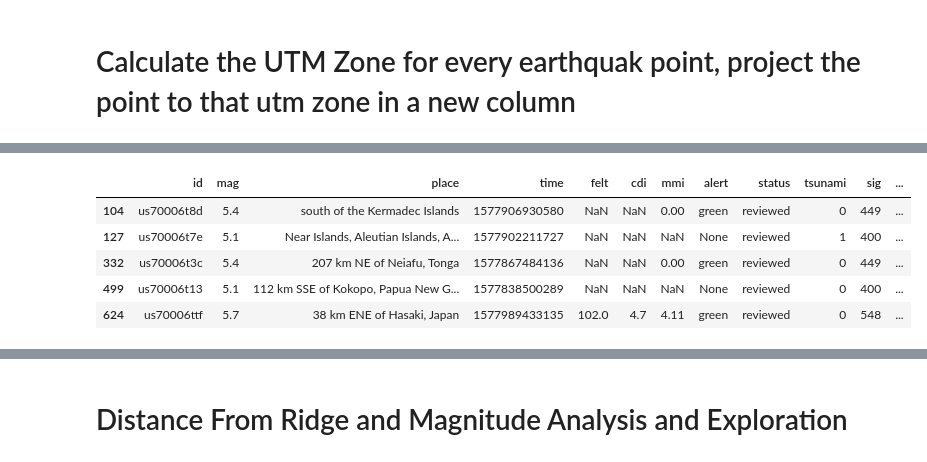
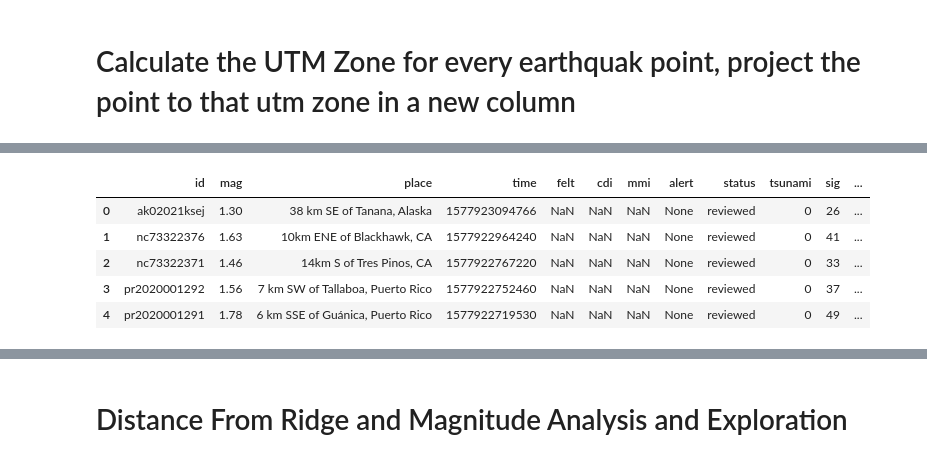
Before and after one commit to CopperQueen/hannah_miller_ge_3250_term_project, a Jupyter notebook: earthquake_plate_notebook_minmag=1.0.ipynb, the cells around one changed output, grey strips where cells are left out. Saved outputs shown, nothing was run; the diff lists cells and outputs as text; code cells hidden in the pictures.

```diff
--- a/earthquake_plate_notebook_minmag=1.0.ipynb
+++ b/earthquake_plate_notebook_minmag=1.0.ipynb
@@ -158,7 +158,7 @@ logging.info("Calculating UTM info and reprojecting geometry using swifter...")
 # Apply the combined function row-wise using swifter
 # Pass the source_crs as an argument
 
-earthquake_with_utm_gdf = earthquake_gdf.query('mag>5').copy()
+earthquake_with_utm_gdf = earthquake_gdf.query('mag>1').copy()
 result_series = earthquake_with_utm_gdf.swifter.apply(
     data_processing.get_utm_info_and_reproject,
     source_crs=earthquake_with_utm_gdf.crs, # Pass the source CRS here
@@ -175,9 +175,9 @@ earthquake_with_utm_gdf.head()
 |  | id | mag | place | time | felt | cdi | mmi | alert | status | tsunami | sig | ... |
-| 104 | us70006t8d | 5.4 | south of the Kermadec Islands | 1577906930580 | NaN | NaN | 0.00 | green | reviewed | 0 | 449 | ... |
-| 127 | us70006t7e | 5.1 | Near Islands, Aleutian Islands, A... | 1577902211727 | NaN | NaN | NaN | None | reviewed | 1 | 400 | ... |
-| 332 | us70006t3c | 5.4 | 207 km NE of Neiafu, Tonga | 1577867484136 | NaN | NaN | 0.00 | green | reviewed | 0 | 449 | ... |
-| 499 | us70006t13 | 5.1 | 112 km SSE of Kokopo, Papua New G... | 1577838500289 | NaN | NaN | NaN | None | reviewed | 0 | 400 | ... |
-| 624 | us70006ttf | 5.7 | 38 km ENE of Hasaki, Japan | 1577989433135 | 102.0 | 4.7 | 4.11 | green | reviewed | 0 | 548 | ... |
+| 0 | ak02021ksej | 1.30 | 38 km SE of Tanana, Alaska | 1577923094766 | NaN | NaN | NaN | None | reviewed | 0 | 26 | ... |
+| 1 | nc73322376 | 1.63 | 10km ENE of Blackhawk, CA | 1577922964240 | NaN | NaN | NaN | None | reviewed | 0 | 41 | ... |
+| 2 | nc73322371 | 1.46 | 14km S of Tres Pinos, CA | 1577922767220 | NaN | NaN | NaN | None | reviewed | 0 | 33 | ... |
+| 3 | pr2020001292 | 1.56 | 7 km SW of Tallaboa, Puerto Rico | 1577922752460 | NaN | NaN | NaN | None | reviewed | 0 | 37 | ... |
+| 4 | pr2020001291 | 1.78 | 6 km SSE of Guánica, Puerto Rico | 1577922719530 | NaN | NaN | NaN | None | reviewed | 0 | 49 | ... |
 # %%
 import geopandas as gpd
 from functions.spatial_analysis import calculate_distance_to_plate
```
Also changed, not shown: parts of 21 cells of this notebook.
